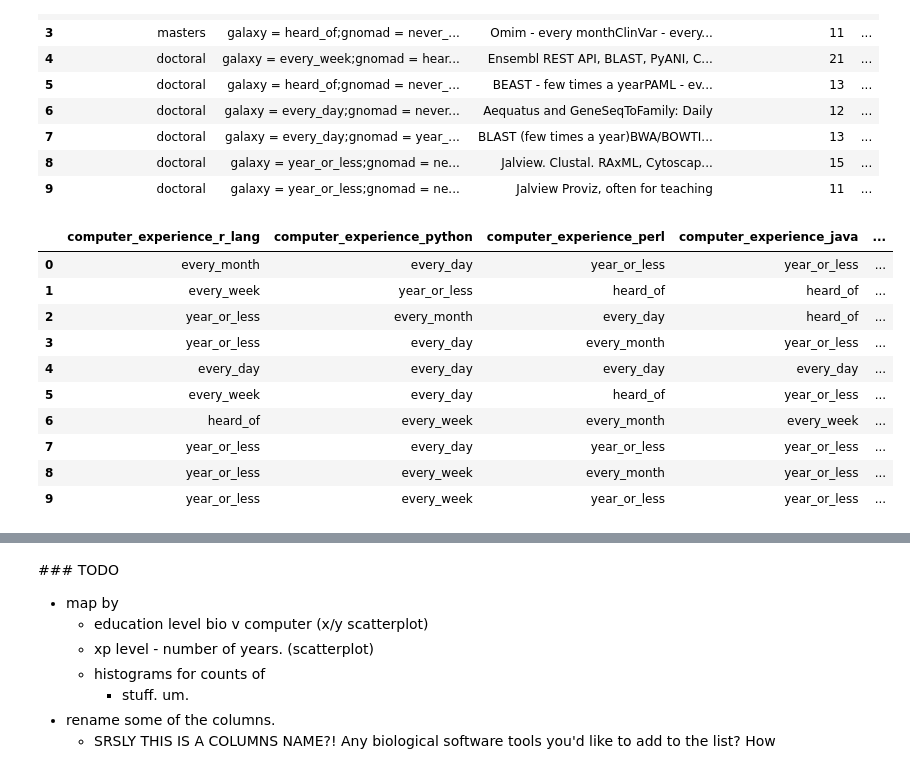
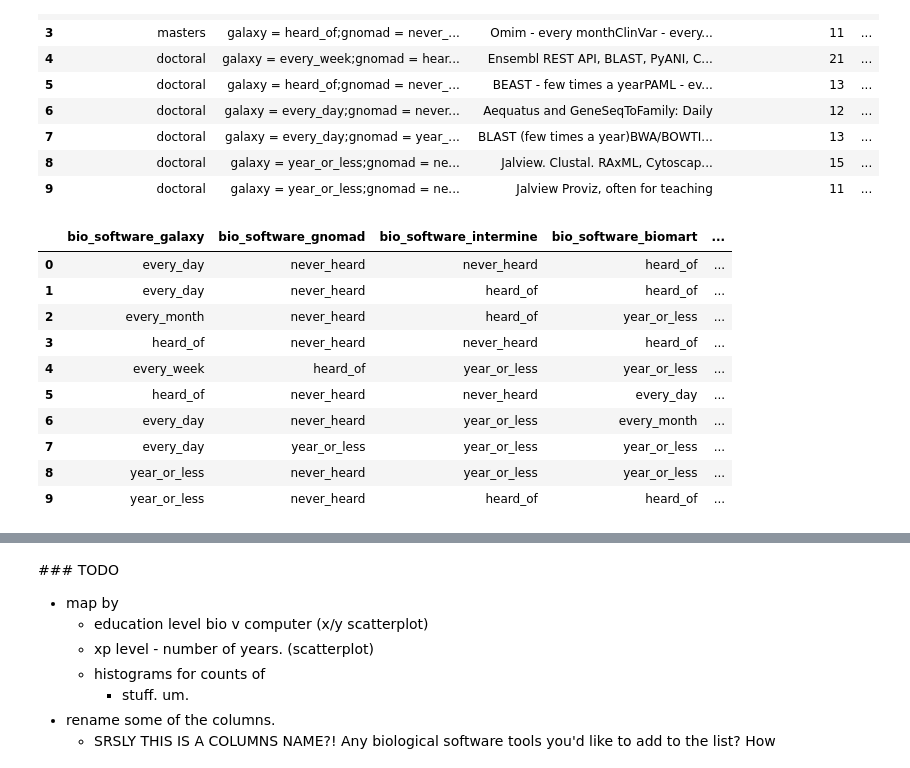
Before and after one commit to yochannah/subjective-data-models-analysis, a Jupyter notebook: import_data.ipynb, the cells around one changed output, grey strips where cells are left out. Saved outputs shown, nothing was run; the diff lists cells and outputs as text; code cells hidden in the pictures.

```diff
--- a/import_data.ipynb
+++ b/import_data.ipynb
@@ -1,7 +1,7 @@
 # %%
 # Setup - import library and load data from local file
 import pandas as pd
-backgrounds = pd.read_csv("data/background.csv")
+backgrounds = pd.read_csv("data/background_survey.csv")
 backgrounds
 # %% [output]
 |  | biological_education | bio_database_experience | Any biological software tools you... | years_experience | ... |
@@ -42,16 +42,19 @@ def split_multi_choice( a_series, series_prefix ):
 # %%
 # computationally split-out-able vars:
 bio_software = split_multi_choice(backgrounds.bio_database_experience, "bio_software")
 computer_experience = split_multi_choice(backgrounds.computer_experience, "computer_experience")
+
+# preview var
+bio_software
 # %% [output]
-|  | computer_experience_r_lang | computer_experience_python | computer_experience_perl | computer_experience_java | ... |
-| 0 | every_month | every_day | year_or_less | year_or_less | ... |
-| 1 | every_week | year_or_less | heard_of | heard_of | ... |
-| 2 | year_or_less | every_month | every_day | heard_of | ... |
-| 3 | year_or_less | every_day | every_month | year_or_less | ... |
-| 4 | every_day | every_day | every_day | every_day | ... |
-| 5 | every_week | every_day | heard_of | year_or_less | ... |
-| 6 | heard_of | every_week | every_month | every_week | ... |
-| 7 | year_or_less | every_day | year_or_less | year_or_less | ... |
-| 8 | year_or_less | every_week | every_month | year_or_less | ... |
-| 9 | year_or_less | every_week | year_or_less | year_or_less | ... |
+|  | bio_software_galaxy | bio_software_gnomad | bio_software_intermine | bio_software_biomart | ... |
+| 0 | every_day | never_heard | never_heard | heard_of | ... |
+| 1 | every_day | never_heard | heard_of | heard_of | ... |
+| 2 | every_month | never_heard | heard_of | year_or_less | ... |
+| 3 | heard_of | never_heard | never_heard | heard_of | ... |
+| 4 | every_week | heard_of | year_or_less | year_or_less | ... |
+| 5 | heard_of | never_heard | never_heard | every_day | ... |
+| 6 | every_day | never_heard | year_or_less | every_month | ... |
+| 7 | every_day | year_or_less | year_or_less | year_or_less | ... |
+| 8 | year_or_less | never_heard | year_or_less | year_or_less | ... |
+| 9 | year_or_less | never_heard | heard_of | heard_of | ... |
```
Also changed, not shown: parts of 3 cells of this notebook.
